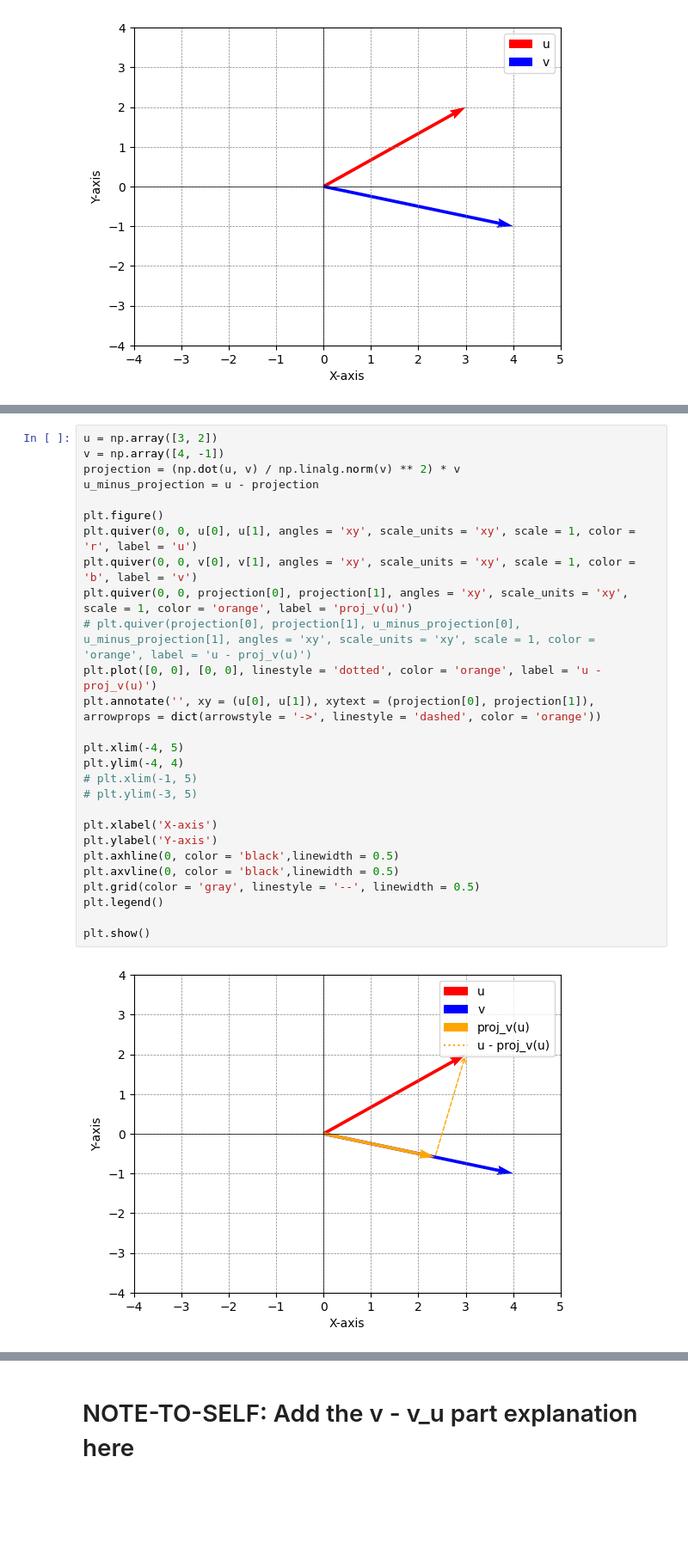
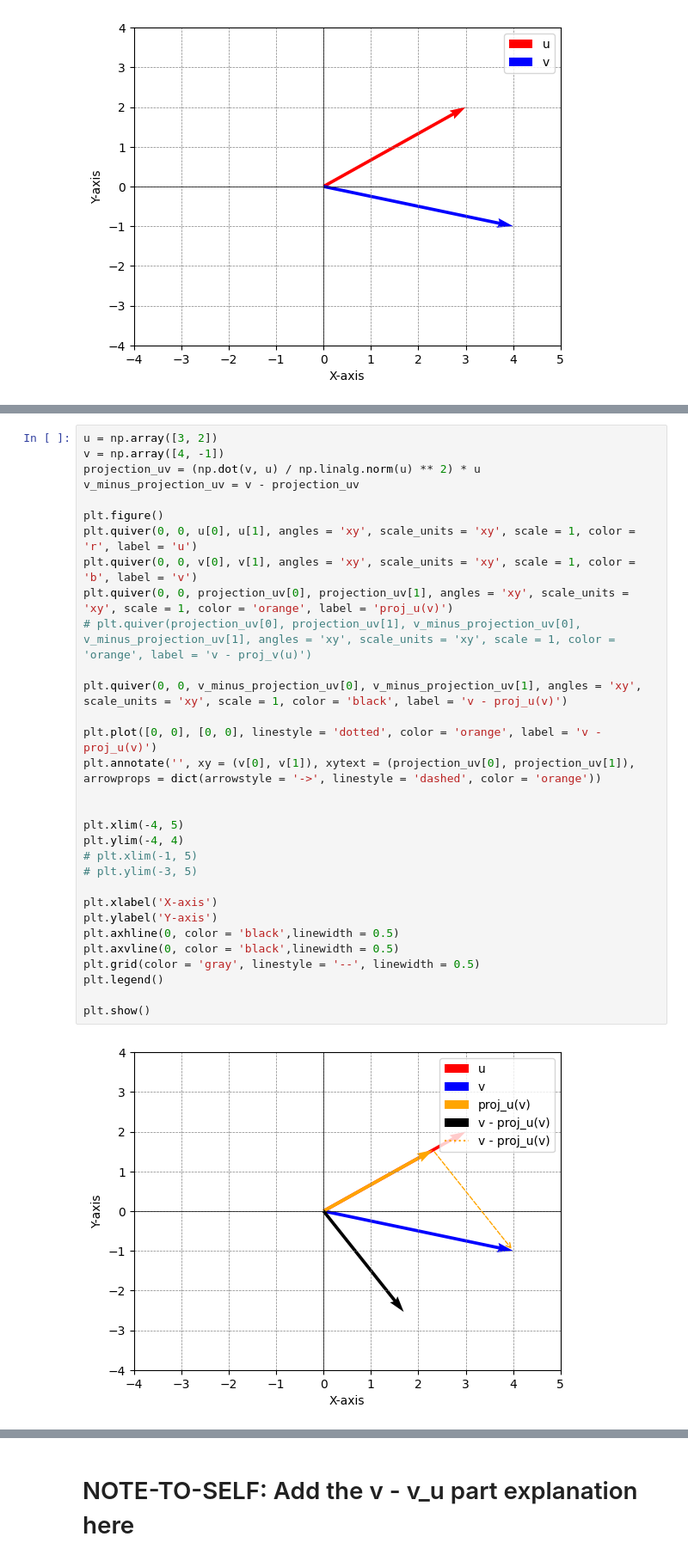
Before and after one commit to AshnahKhalidKhan/Quantum-FYP-Code, a Jupyter notebook: qgs_Tutorial_GM.ipynb, the cells around one changed output, grey strips where cells are left out. Shown: that part at 86% size. Drawn from its saved outputs; the diff is of its cells as text; blank space fills up the shorter version.

```diff
--- a/qgs_Tutorial_GM.ipynb
+++ b/qgs_Tutorial_GM.ipynb
@@ -1085,30 +1099,34 @@ Observe the vector $\vec{u} - proj_v(u)$:
 # %%
 u = np.array([3, 2])
 v = np.array([4, -1])
-projection = (np.dot(u, v) / np.linalg.norm(v) ** 2) * v
-u_minus_projection = u - projection
+projection_uv = (np.dot(v, u) / np.linalg.norm(u) ** 2) * u
+v_minus_projection_uv = v - projection_uv
 
 plt.figure()
 plt.quiver(0, 0, u[0], u[1], angles = 'xy', scale_units = 'xy', scale = 1, color = 'r', label = 'u')
 plt.quiver(0, 0, v[0], v[1], angles = 'xy', scale_units = 'xy', scale = 1, color = 'b', label = 'v')
-plt.quiver(0, 0, projection[0], projection[1], angles = 'xy', scale_units = 'xy', scale = 1, color = 'orange', label = 'proj_v(u)')
-# plt.quiver(projection[0], projection[1], u_minus_projection[0], u_minus_projection[1], angles = 'xy', scale_units = 'xy', scale = 1, color = 'orange', label = 'u - proj_v(u)')
-plt.plot([0, 0], [0, 0], linestyle = 'dotted', color = 'orange', label = 'u - proj_v(u)')
-plt.annotate('', xy = (u[0], u[1]), xytext = (projection[0], projection[1]), arrowprops = dict(arrowstyle = '->', linestyle = 'dashed', color = 'orange'))
+plt.quiver(0, 0, projection_uv[0], projection_uv[1], angles = 'xy', scale_units = 'xy', scale = 1, color = 'orange', label = 'proj_u(v)')
+# plt.quiver(projection_uv[0], projection_uv[1], v_minus_projection_uv[0], v_minus_projection_uv[1], angles = 'xy', scale_units = 'xy', scale = 1, color = 'orange', label = 'v - proj_v(u)')
+
+plt.quiver(0, 0, v_minus_projection_uv[0], v_minus_projection_uv[1], angles = 'xy', scale_units = 'xy', scale = 1, color = 'black', label = 'v - proj_u(v)')
+
+plt.plot([0, 0], [0, 0], linestyle = 'dotted', color = 'orange', label = 'v - proj_u(v)')
+plt.annotate('', xy = (v[0], v[1]), xytext = (projection_uv[0], projection_uv[1]), arrowprops = dict(arrowstyle = '->', linestyle = 'dashed', color = 'orange'))
+
 
 plt.xlim(-4, 5)
 plt.ylim(-4, 4)
 # plt.xlim(-1, 5)
 # plt.ylim(-3, 5)
 
 plt.xlabel('X-axis')
 plt.ylabel('Y-axis')
 plt.axhline(0, color = 'black',linewidth = 0.5)
 plt.axvline(0, color = 'black',linewidth = 0.5)
 plt.grid(color = 'gray', linestyle = '--', linewidth = 0.5)
 plt.legend()
 
 plt.show()
 # %% [output]
-[figure, old version]
+[figure, new version]
 # %% [markdown]
```
Also changed, not shown: parts of 11 cells of this notebook.
